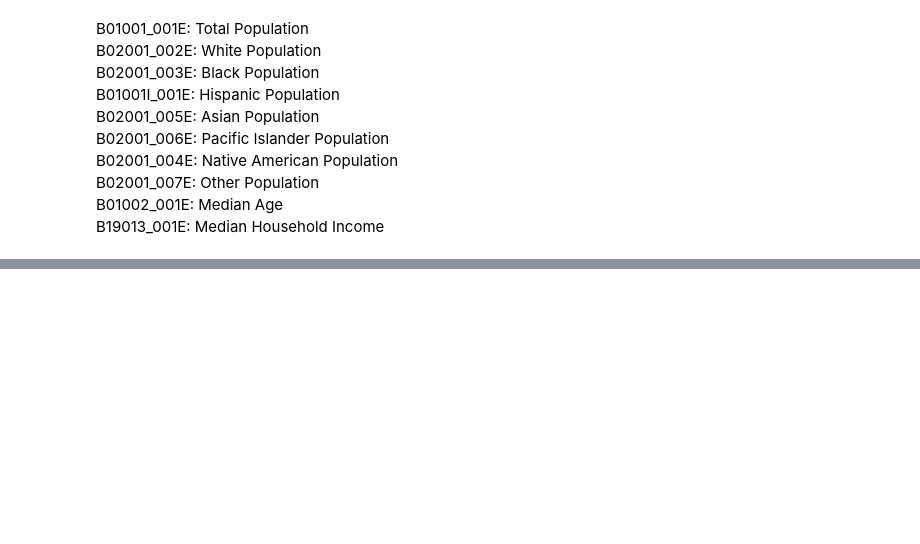
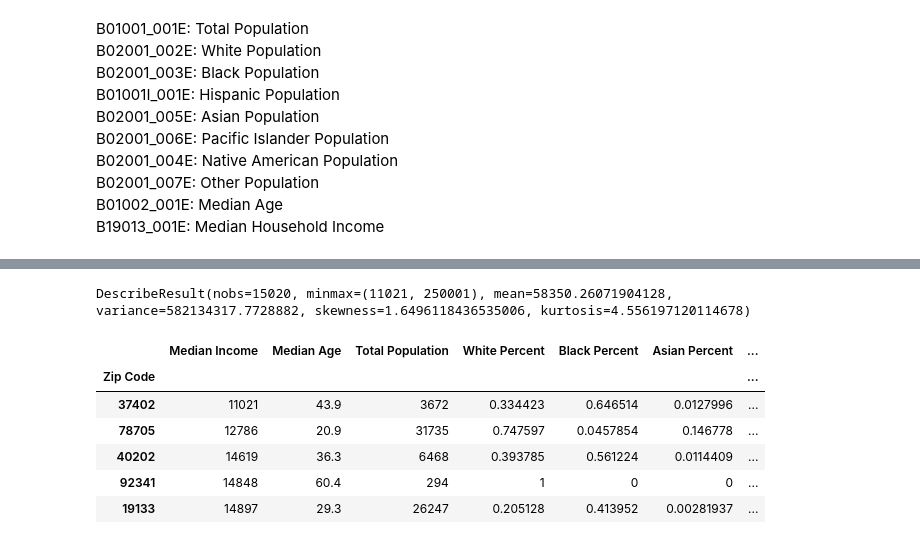
Before and after one commit to aaharrison/Realtor, a Jupyter notebook: Realtor Predictor.ipynb, the cells around one changed output, grey strips where cells are left out. Saved outputs shown, nothing was run; the diff lists cells and outputs as text; code cells hidden in the pictures; blank space fills up the shorter version.

```diff
--- a/Realtor Predictor.ipynb
+++ b/Realtor Predictor.ipynb
@@ -334,0 +404,16 @@ censusZipCode.to_csv("Demographic Data by ZipCode.csv")
+# %%
+from scipy import stats
+stats.describe(censusPercent["Median Income"])
+# %% [output]
+DescribeResult(nobs=15020, minmax=(11021, 250001), mean=58350.26071904128, variance=582134317.7728882, skewness=1.6496118436535006, kurtosis=4.556197120114678)
+# %%
+censusPercent[censusPercent["Median Income"] < 15000].sort_values(
+    ["Median Income", "Total Population"], ascending = [True, False])
+# %% [output]
+|  | Median Income | Median Age | Total Population | White Percent | Black Percent | Asian Percent | ... |
+| Zip Code |  |  |  |  |  |  | ... |
+| 37402 | 11021 | 43.9 | 3672 | 0.334423 | 0.646514 | 0.0127996 | ... |
+| 78705 | 12786 | 20.9 | 31735 | 0.747597 | 0.0457854 | 0.146778 | ... |
+| 40202 | 14619 | 36.3 | 6468 | 0.393785 | 0.561224 | 0.0114409 | ... |
+| 92341 | 14848 | 60.4 | 294 | 1 | 0 | 0 | ... |
+| 19133 | 14897 | 29.3 | 26247 | 0.205128 | 0.413952 | 0.00281937 | ... |
```
Also changed, not shown: parts of 14 cells of this notebook, 2 other files.
